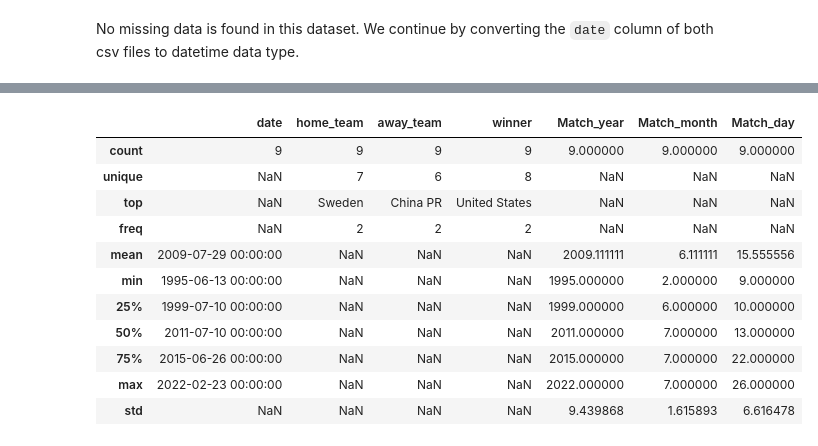
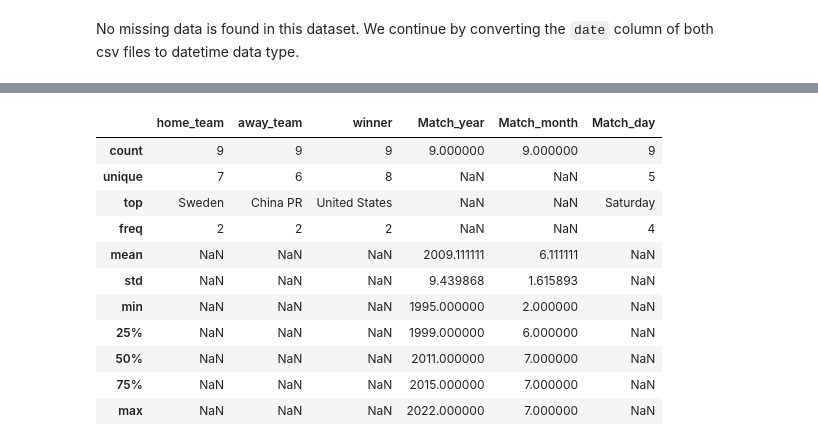
Before and after one commit to nagamouni/Capstone_project_ridge_lasso, a Jupyter notebook: Hamoye_Capstone_Project.ipynb, the cells around one changed output, grey strips where cells are left out. Saved outputs shown, nothing was run; the diff lists cells and outputs as text; code cells hidden in the pictures.

```diff
--- a/Hamoye_Capstone_Project.ipynb
+++ b/Hamoye_Capstone_Project.ipynb
@@ -27,7 +27,7 @@ df_results.head()
 | 3 | 1969-11-02 | Italy | Denmark | 3 | 1 | Euro | Turin | Italy | False |
 | 4 | 1975-08-25 | Thailand | Australia | 3 | 2 | AFC Championship | Hong Kong | Hong Kong | True |
 # %%
-df_shootouts = pd.read_csv(url2)
+df_shootouts = pd.read_csv(url2, sep=',')
 df_shootouts.head()
 # %% [output]
 |  | date | home_team | away_team | winner |
@@ -105,7 +105,7 @@ df_results.head()
 df_shootouts['date'] = pd.to_datetime(df_shootouts['date'])
 df_shootouts['Match_year'] = df_shootouts['date'].dt.year
 df_shootouts['Match_month'] = df_shootouts['date'].dt.month
-df_shootouts['Match_day'] = df_shootouts['date'].dt.day
+df_shootouts['Match_day'] = df_shootouts['date'].dt.day_name()
 df_shootouts.head()
 # %% [output]
 |  | date | home_team | away_team | winner | Match_year | Match_month | Match_day |
@@ -116,0 +117,4 @@ df_shootouts.head()
+# %%
+# converting the timestamp column as index of the dataframe
+df_results.index = df_results['date']
+df_shootouts.index = df_shootouts['date']
@@ -116,0 +134,3 @@ df_shootouts.head()
+# %%
+df_shootouts.drop(columns='date', inplace=True)
+df_shootouts.head()
@@ -133,15 +161,15 @@ df_results.describe(include='all', datetime_is_numeric=True)
 # %%
-df_shootouts.describe(include='all', datetime_is_numeric=True)
+df_shootouts.describe(include='all')
 # %% [output]
-|  | date | home_team | away_team | winner | Match_year | Match_month | Match_day |
-| count | 9 | 9 | 9 | 9 | 9.000000 | 9.000000 | 9.000000 |
-| unique | NaN | 7 | 6 | 8 | NaN | NaN | NaN |
-| top | NaN | Sweden | China PR | United States | NaN | NaN | NaN |
-| freq | NaN | 2 | 2 | 2 | NaN | NaN | NaN |
-| mean | 2009-07-29 00:00:00 | NaN | NaN | NaN | 2009.111111 | 6.111111 | 15.555556 |
-| min | 1995-06-13 00:00:00 | NaN | NaN | NaN | 1995.000000 | 2.000000 | 9.000000 |
-| 25% | 1999-07-10 00:00:00 | NaN | NaN | NaN | 1999.000000 | 6.000000 | 10.000000 |
-| 50% | 2011-07-10 00:00:00 | NaN | NaN | NaN | 2011.000000 | 7.000000 | 13.000000 |
-| 75% | 2015-06-26 00:00:00 | NaN | NaN | NaN | 2015.000000 | 7.000000 | 22.000000 |
-| max | 2022-02-23 00:00:00 | NaN | NaN | NaN | 2022.000000 | 7.000000 | 26.000000 |
-| std | NaN | NaN | NaN | NaN | 9.439868 | 1.615893 | 6.616478 |
+|  | home_team | away_team | winner | Match_year | Match_month | Match_day |
+| count | 9 | 9 | 9 | 9.000000 | 9.000000 | 9 |
+| unique | 7 | 6 | 8 | NaN | NaN | 5 |
+| top | Sweden | China PR | United States | NaN | NaN | Saturday |
+| freq | 2 | 2 | 2 | NaN | NaN | 4 |
+| mean | NaN | NaN | NaN | 2009.111111 | 6.111111 | NaN |
+| std | NaN | NaN | NaN | 9.439868 | 1.615893 | NaN |
+| min | NaN | NaN | NaN | 1995.000000 | 2.000000 | NaN |
+| 25% | NaN | NaN | NaN | 1999.000000 | 6.000000 | NaN |
+| 50% | NaN | NaN | NaN | 2011.000000 | 7.000000 | NaN |
+| 75% | NaN | NaN | NaN | 2015.000000 | 7.000000 | NaN |
+| max | NaN | NaN | NaN | 2022.000000 | 7.000000 | NaN |
```
Also changed, not shown: parts of 6 cells of this notebook.
